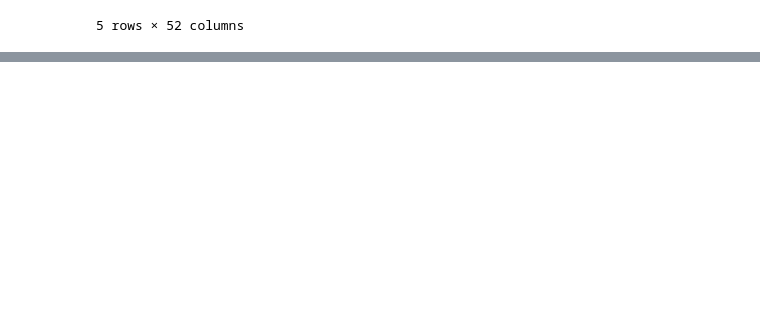
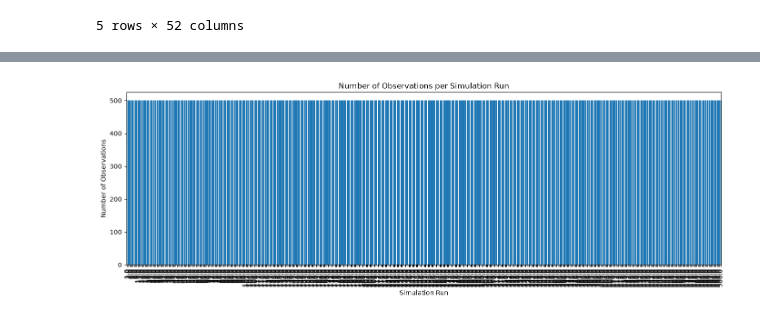
Before and after one commit to samad-source/industrial_anomalies_detection, a Jupyter notebook: notebooks/01_data_understanding.ipynb, the cells around one changed output, grey strips where cells are left out. Saved outputs shown, nothing was run; the diff lists cells and outputs as text; code cells hidden in the pictures; blank space fills up the shorter version.

```diff
--- a/notebooks/01_data_understanding.ipynb
+++ b/notebooks/01_data_understanding.ipynb
@@ -95,0 +107,11 @@ Manipulated variables: 11
+# %%
+# Examine simulation run distribution
+
+run_counts = df.groupby("simulationRun").size()
+
+print("Number of simulation runs:", run_counts.shape[0])
+print("Minimum observations:", run_counts.min())
+print("Maximum observations:", run_counts.max())
+print("Average observations:", run_counts.mean())
+
+run_counts.describe()
@@ -95,0 +132,15 @@ Manipulated variables: 11
+# %%
+# Visualise observations per run
+plt.figure(figsize=(14, 5))
+
+run_counts.plot(kind="bar", width=0.8)
+
+plt.title("Number of Observations per Simulation Run")
+plt.xlabel("Simulation Run")
+plt.ylabel("Number of Observations")
+plt.xticks(rotation=90)
+plt.tight_layout()
+
+plt.show()
+# %% [output]
+[figure, added]
```
Also changed, not shown: parts of 10 cells of this notebook, 7 other files.
